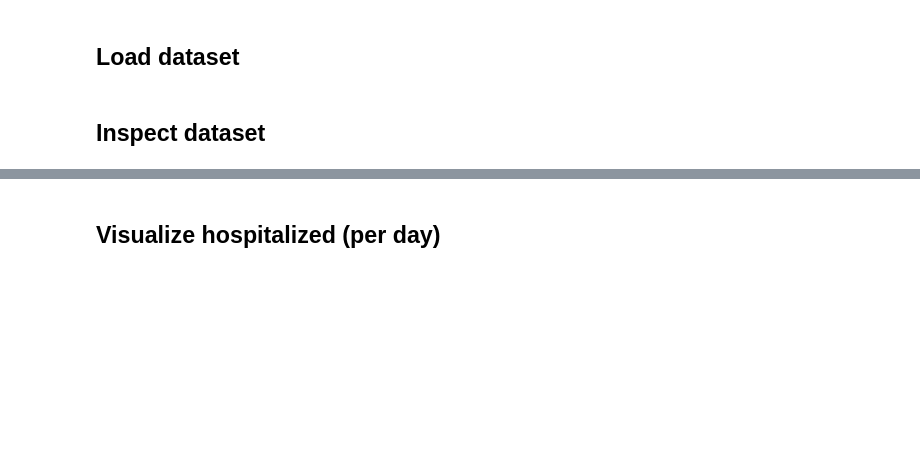
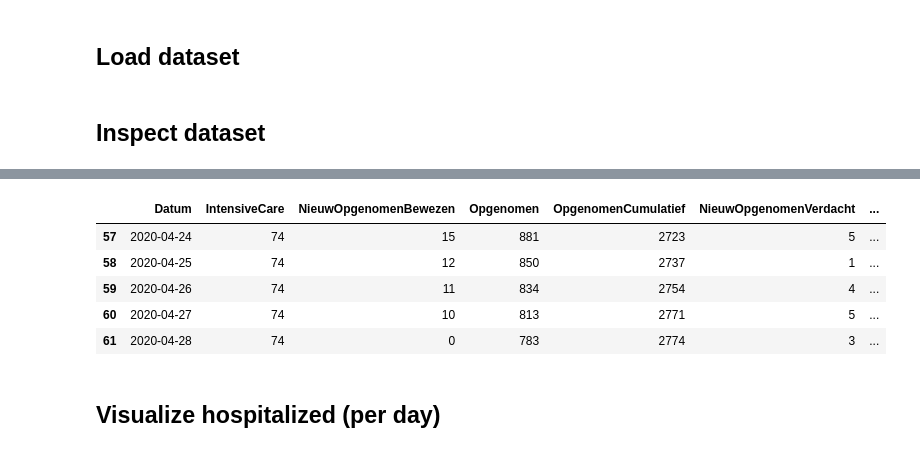
Before and after one commit to tomdewildt/covid-19-data-collector, a Jupyter notebook: notebooks/explore-intensive-care-dataset.ipynb, the cells around one changed output, grey strips where cells are left out. Drawn from its saved outputs; the diff is of its cells as text; code cells hidden in the pictures; blank space fills up the shorter version.

```diff
--- a/notebooks/explore-intensive-care-dataset.ipynb
+++ b/notebooks/explore-intensive-care-dataset.ipynb
@@ -49,3 +49,12 @@ df.head()
+# %%
+df.tail()
+# %% [output]
+|  | Datum | IntensiveCare | NieuwOpgenomenBewezen | Opgenomen | OpgenomenCumulatief | NieuwOpgenomenVerdacht | ... |
+| 57 | 2020-04-24 | 74 | 15 | 881 | 2723 | 5 | ... |
+| 58 | 2020-04-25 | 74 | 12 | 850 | 2737 | 1 | ... |
+| 59 | 2020-04-26 | 74 | 11 | 834 | 2754 | 4 | ... |
+| 60 | 2020-04-27 | 74 | 10 | 813 | 2771 | 5 | ... |
+| 61 | 2020-04-28 | 74 | 0 | 783 | 2774 | 3 | ... |
 # %% [markdown]
 ## Visualize hospitalized (per day)
 # %%
```
Also changed, not shown: parts of 6 cells of this notebook, 2 other files.
